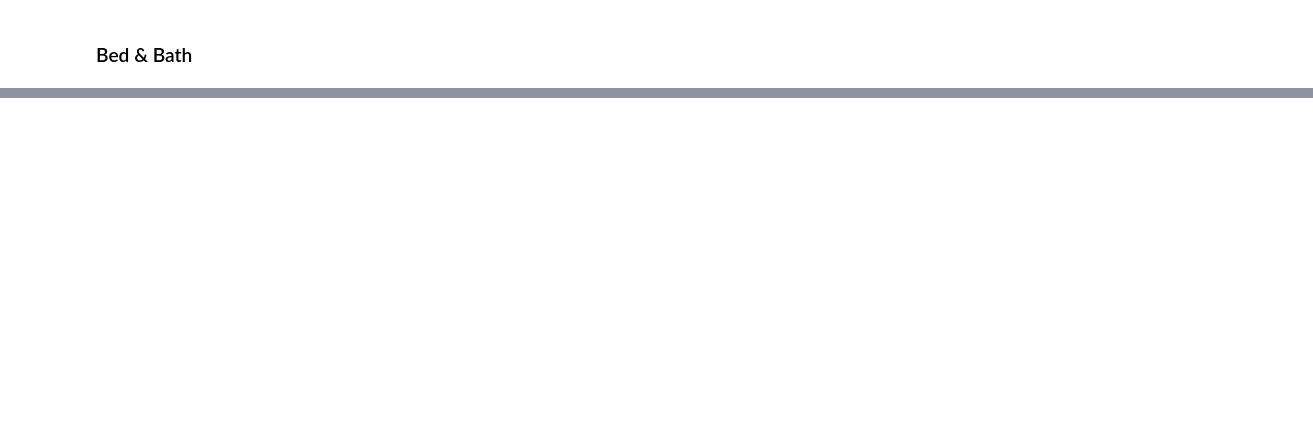
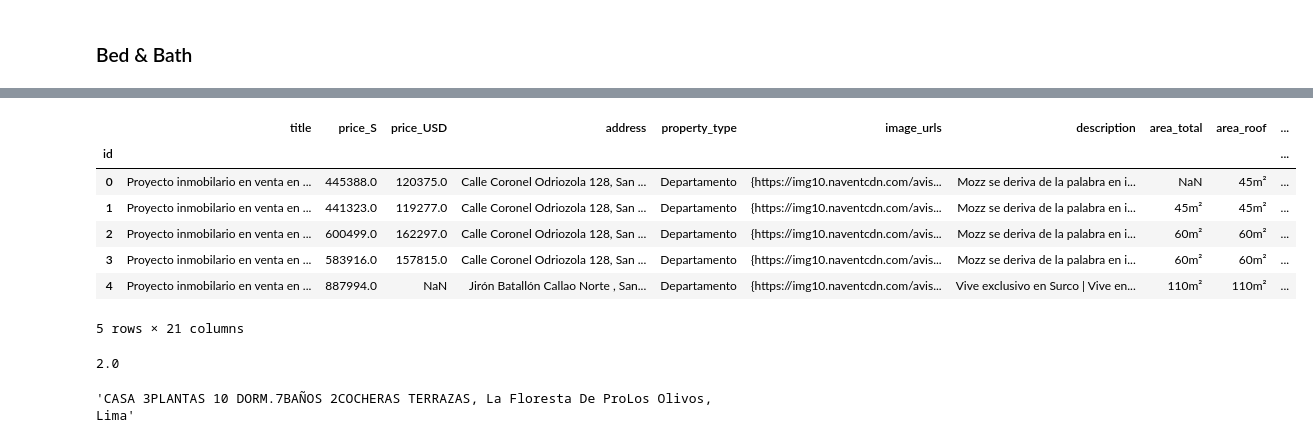
Before and after one commit to HugoGT/Vibi_model, a Jupyter notebook: ETL/urbania.ipynb, the cells around one changed output, grey strips where cells are left out. Drawn from its saved outputs; the diff is of its cells as text; code cells hidden in the pictures; blank space fills up the shorter version.

```diff
--- a/ETL/urbania.ipynb
+++ b/ETL/urbania.ipynb
@@ -308,0 +320,4 @@ df.loc[mask, 'description'].shape
+# %%
+df['total_bath'].fillna(df['total_bath'].dropna().median(), inplace=True)
+print(df.shape)
+df[['bath', 'total_bath']].isna().sum()
@@ -308,0 +331,3 @@ df.loc[mask, 'description'].shape
+# %%
+df['total_bed'] = df['bed']
+df.head(2)
@@ -308,0 +342,8 @@ df.loc[mask, 'description'].shape
+# %%
+number_str_int = {
+    "uno": 1,
+    "dos": 2,
+    "tres": 3,
+    "cuatro": 4,
+    "cinco": 5
+}
@@ -308,0 +354,8 @@ df.loc[mask, 'description'].shape
+# %%
+mask = (df['bed'].isna())
+pattern = 'uno |dos |tres |cuatro |cinco |seis |siete |ocho |nueve '
+bed_pattern = 'habita|dormi|cuarto|pieza|cama|alcoba|cámara|sala|comedor'
+values_bed = df.loc[mask, 'description'].apply(lambda x: x.lower()).str.extract(f'((\d+\s*|{pattern})({bed_pattern}))').dropna()
+df.loc[values_bed.index.to_list(), 'total_bed'] = values_bed[1].apply(lambda x: number_str_int.get(x.strip(), x.strip())).astype(float)
+print(df.shape)
+df[['bed', 'total_bed']].isna().sum()
@@ -308,0 +388,19 @@ df.loc[mask, 'description'].shape
+# %%
+df.head()
+# %% [output]
+|  | title | price_S | price_USD | address | property_type | image_urls | description | area_total | area_roof | ... |
+| id |  |  |  |  |  |  |  |  |  | ... |
+| 0 | Proyecto inmobilario en venta en ... | 445388.0 | 120375.0 | Calle Coronel Odriozola 128, San ... | Departamento | {https://img10.naventcdn.com/avis... | Mozz se deriva de la palabra en i... | NaN | 45m² | ... |
+| 1 | Proyecto inmobilario en venta en ... | 441323.0 | 119277.0 | Calle Coronel Odriozola 128, San ... | Departamento | {https://img10.naventcdn.com/avis... | Mozz se deriva de la palabra en i... | 45m² | 45m² | ... |
+| 2 | Proyecto inmobilario en venta en ... | 600499.0 | 162297.0 | Calle Coronel Odriozola 128, San ... | Departamento | {https://img10.naventcdn.com/avis... | Mozz se deriva de la palabra en i... | 60m² | 60m² | ... |
+| 3 | Proyecto inmobilario en venta en ... | 583916.0 | 157815.0 | Calle Coronel Odriozola 128, San ... | Departamento | {https://img10.naventcdn.com/avis... | Mozz se deriva de la palabra en i... | 60m² | 60m² | ... |
+| 4 | Proyecto inmobilario en venta en ... | 887994.0 | NaN | Jirón Batallón Callao Norte , San... | Departamento | {https://img10.naventcdn.com/avis... | Vive exclusivo en Surco | Vive en... | 110m² | 110m² | ... |
+5 rows × 21 columns
+# %%
+df['total_bath'].dropna().median()
+# %% [output]
+2.0
+# %%
+df.loc[99, 'address']
+# %% [output]
+'CASA 3PLANTAS 10 DORM.7BAÑOS 2COCHERAS TERRAZAS, La Floresta De ProLos Olivos, Lima'
```
Also changed, not shown: parts of 25 cells of this notebook.
